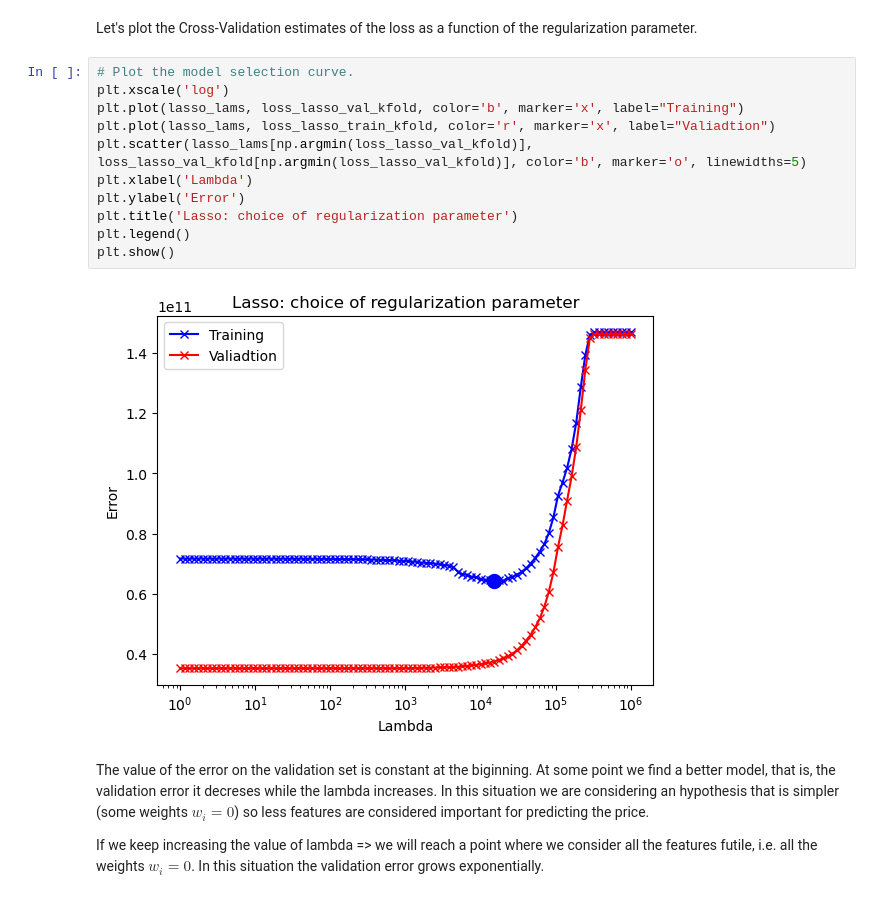
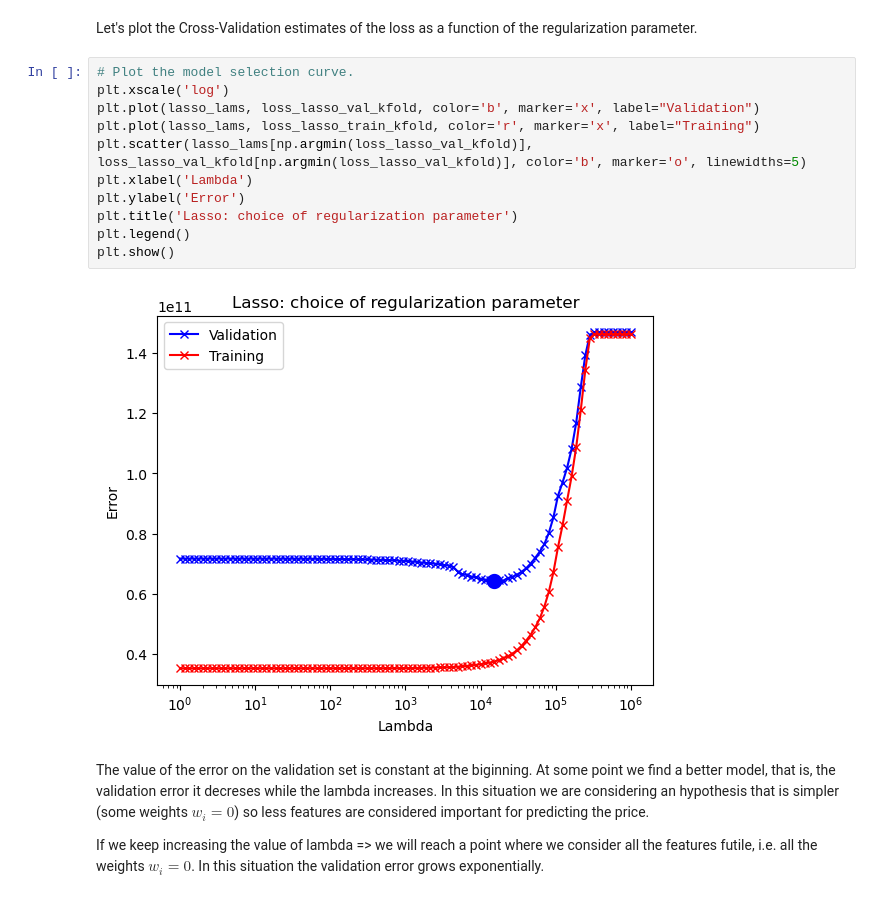
Before and after one commit to luca037/MachineLearningLabs, a Jupyter notebook: lab2/Lab2_regularization.ipynb, the cells around one changed output. Drawn from its saved outputs; the diff is of its cells as text.

Commit message:
error in a plot

```diff
--- a/lab2/Lab2_regularization.ipynb
+++ b/lab2/Lab2_regularization.ipynb
@@ -328,16 +328,16 @@ Let's plot the Cross-Validation estimates of the loss as a function of the regul
 # %%
 # Plot the model selection curve.
 plt.xscale('log')
-plt.plot(lasso_lams, loss_lasso_val_kfold, color='b', marker='x', label="Training")
-plt.plot(lasso_lams, loss_lasso_train_kfold, color='r', marker='x', label="Valiadtion")
+plt.plot(lasso_lams, loss_lasso_val_kfold, color='b', marker='x', label="Validation")
+plt.plot(lasso_lams, loss_lasso_train_kfold, color='r', marker='x', label="Training")
 plt.scatter(lasso_lams[np.argmin(loss_lasso_val_kfold)], loss_lasso_val_kfold[np.argmin(loss_lasso_val_kfold)], color='b', marker='o', linewidths=5)
 plt.xlabel('Lambda')
 plt.ylabel('Error')
 plt.title('Lasso: choice of regularization parameter')
 plt.legend()
 plt.show()
 # %% [output]
-[figure, old version]
+[figure, new version]
 # %% [markdown]
 The value of the error on the validation set is constant at the biginning.
 At some point we find a better model, that is, the validation error it decreses while the lambda increases.
```
